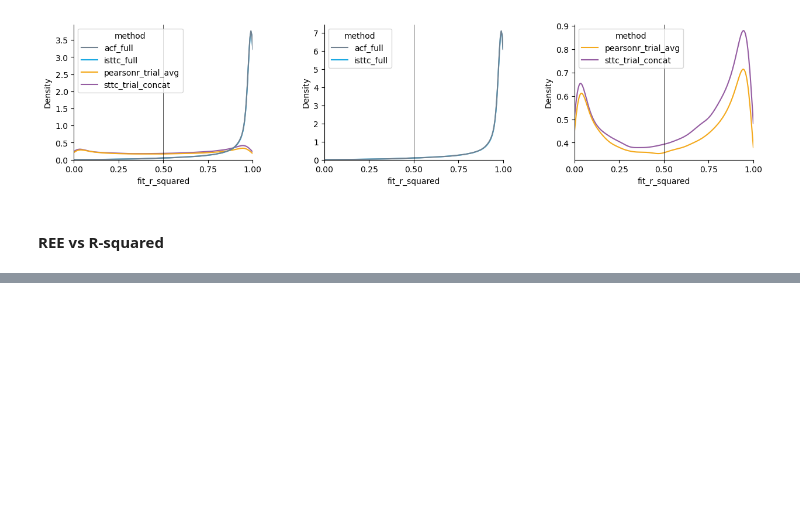
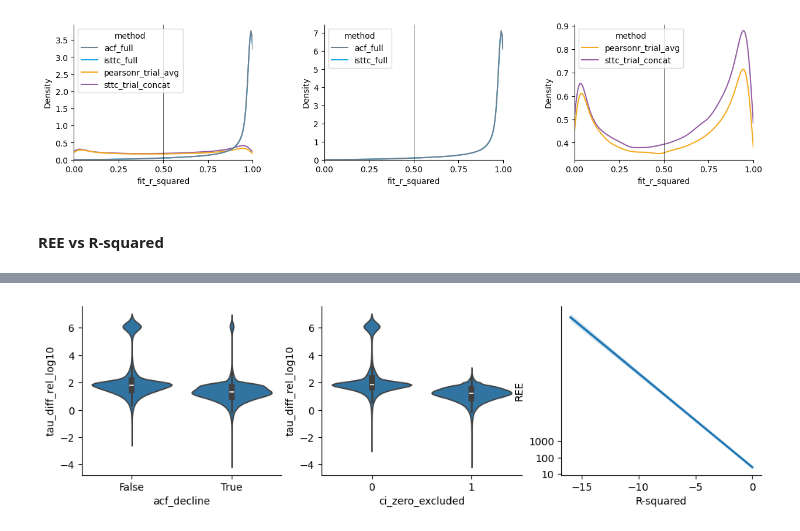
Before and after one commit to iinnpp/isttc, a Jupyter notebook: notebooks/synthetic/plot_taus_parametric_inclusion.ipynb, the cells around one changed output, grey strips where cells are left out. Saved outputs shown, nothing was run; the diff lists cells and outputs as text; code cells hidden in the pictures; blank space fills up the shorter version.

```diff
--- a/notebooks/synthetic/plot_taus_parametric_inclusion.ipynb
+++ b/notebooks/synthetic/plot_taus_parametric_inclusion.ipynb
@@ -958,20 +967,22 @@ sns.despine()
 # %%
-included_df_no_zeros = included_df.query('fit_r_squared > 0.5').copy()
+included_df_no_zeros = included_df.query('fit_r_squared > 0').copy()
 included_df_no_zeros['fit_r_squared_log10'] = np.log10(included_df_no_zeros['fit_r_squared'])
 
 fig, axes = plt.subplots(1,3, figsize=(12, 3))
 
 sns.violinplot(y='tau_diff_rel_log10', x='acf_decline',  data=included_df_no_zeros , cut=0, density_norm='width', ax=axes[0])
 sns.violinplot(y='tau_diff_rel_log10', x='ci_zero_excluded',  data=included_df_no_zeros , cut=0, density_norm='width', ax=axes[1])
 
 sns.regplot(y=included_df_no_zeros['tau_diff_rel_log10'].values, x=included_df_no_zeros['fit_r_squared_log10'].values, scatter=None, ax=axes[2])
 axes[2].set_yticks([1, 2, 3])
 axes[2].set_yticklabels([10, 100, 1000])
 axes[2].set_ylabel('REE')
 axes[2].set_xlabel('R-squared')
 
 sns.despine()
 
 # if save_fig:
 #     plt.savefig(fig_folder + 'ree_vs_3params_r2_above0.png' , bbox_inches='tight', dpi=300)
 #     plt.savefig(fig_folder + 'ree_vs_3params_r2_above0.svg' , bbox_inches='tight')
+# %% [output]
+[figure, added]
```
Also changed, not shown: parts of 7 cells of this notebook, 2 other files.
